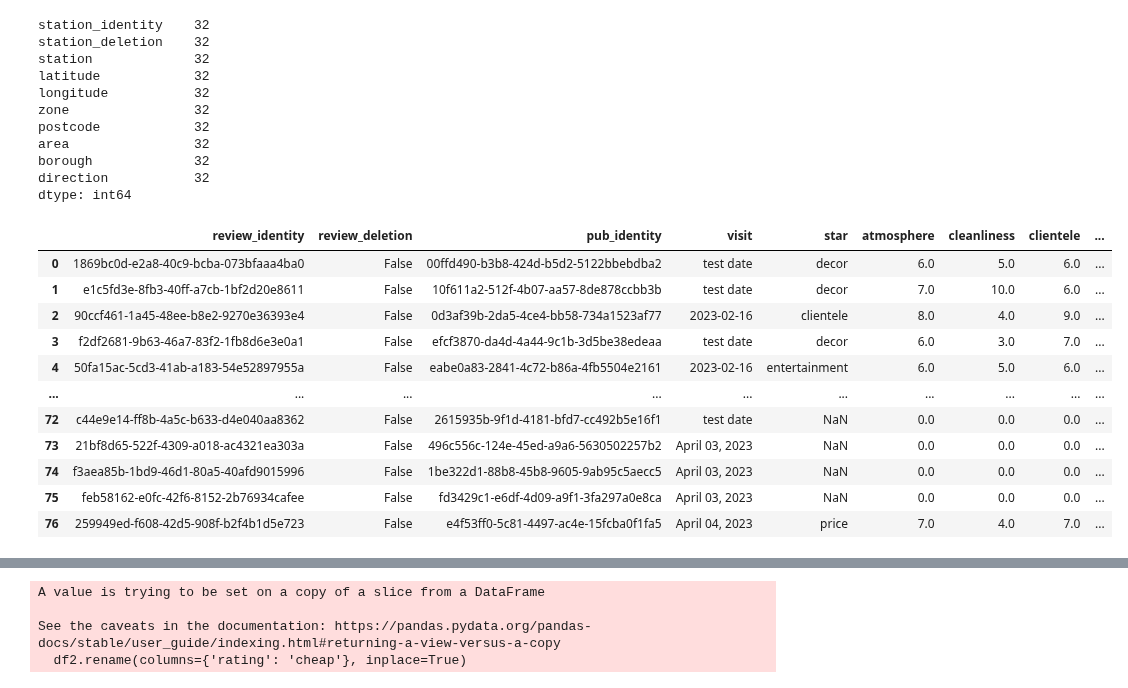
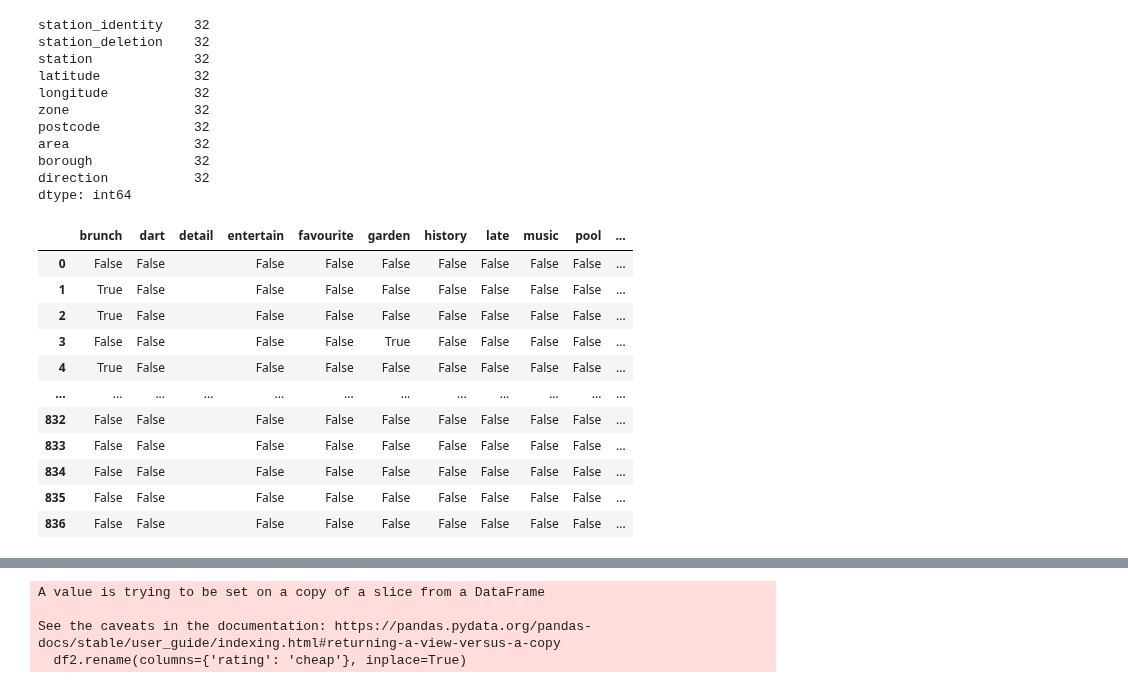
Before and after one commit to cartsmate/thepubcrawls, a Jupyter notebook: stations_edit.ipynb, the cells around one changed output, grey strips where cells are left out. Drawn from its saved outputs; the diff is of its cells as text; code cells hidden in the pictures.

Commit message:
consolidated lists

```diff
--- a/stations_edit.ipynb
+++ b/stations_edit.ipynb
@@ -108,64 +108,43 @@ borough             32
 direction           32
 dtype: int64
 # %%
+import os
 import pandas as pd
 cwd = os.getcwd()
-# df = pd.read_csv(cwd + '/files/scores.csv')
+# df = pd.read_csv(cwd + '/files/reviews.csv')
 # df['pool'] = False
 # df
+# df['detail'] = ""
 list(df)
-# # meals_list = ['True']
-# # filtered_values = df.loc[(
-# #         df['meals'].astype(str).isin(meals_list)
-# #     )]
-# # # df2 = df.loc[df['meals'] == True]
-# # filtered_values
-# # df['pet']=False
-# # df['quiz']=False
-# # df['lively']=False
-# # df['rating']=0
-df2 = df[['review_identity',
+
+df2 = df[['brunch',
+ 'dart',
+ 'detail',
+ 'entertain',
+ 'favourite',
+ 'garden',
+ 'history',
+ 'late',
+ 'music',
+ 'pool',
+ 'pub_identity',
+ 'quiz',
  'review_deletion',
- 'pub_identity',
- 'visit',
- 'star',
- 'atmosphere',
- 'cleanliness',
- 'clientele',
- 'decor',
- 'entertainment',
- 'food',
- 'friendliness',
- 'opening',
- 'price',
- 'selection',
- 'rating',
- 'reviewer',
- 'pet',
- 'tv',
- 'garden',
- 'music',
- 'late',
- 'meals',
- 'toilet',
- 'cheap',
- 'games',
- 'quiz',
- 'pool',
- 'lively']]
-# df2
-df2.to_csv(cwd + '/files/scores.csv', index=False, sep=',', encoding='utf-8')
+ 'review_identity',
+ 'roast',
+ 'sport']]
+df2.to_csv(cwd + '/files/reviews.csv', index=False, sep=',', encoding='utf-8')
 df2
 # %% [output]
-|  | review_identity | review_deletion | pub_identity | visit | star | atmosphere | cleanliness | clientele | ... |
-| 0 | 1869bc0d-e2a8-40c9-bcba-073bfaaa4ba0 | False | 00ffd490-b3b8-424d-b5d2-5122bbebdba2 | test date | decor | 6.0 | 5.0 | 6.0 | ... |
-| 1 | e1c5fd3e-8fb3-40ff-a7cb-1bf2d20e8611 | False | 10f611a2-512f-4b07-aa57-8de878ccbb3b | test date | decor | 7.0 | 10.0 | 6.0 | ... |
-| 2 | 90ccf461-1a45-48ee-b8e2-9270e36393e4 | False | 0d3af39b-2da5-4ce4-bb58-734a1523af77 | 2023-02-16 | clientele | 8.0 | 4.0 | 9.0 | ... |
-| 3 | f2df2681-9b63-46a7-83f2-1fb8d6e3e0a1 | False | efcf3870-da4d-4a44-9c1b-3d5be38edeaa | test date | decor | 6.0 | 3.0 | 7.0 | ... |
-| 4 | 50fa15ac-5cd3-41ab-a183-54e52897955a | False | eabe0a83-2841-4c72-b86a-4fb5504e2161 | 2023-02-16 | entertainment | 6.0 | 5.0 | 6.0 | ... |
-| ... | ... | ... | ... | ... | ... | ... | ... | ... | ... |
-| 72 | c44e9e14-ff8b-4a5c-b633-d4e040aa8362 | False | 2615935b-9f1d-4181-bfd7-cc492b5e16f1 | test date | NaN | 0.0 | 0.0 | 0.0 | ... |
-| 73 | 21bf8d65-522f-4309-a018-ac4321ea303a | False | 496c556c-124e-45ed-a9a6-5630502257b2 | April 03, 2023 | NaN | 0.0 | 0.0 | 0.0 | ... |
-| 74 | f3aea85b-1bd9-46d1-80a5-40afd9015996 | False | 1be322d1-88b8-45b8-9605-9ab95c5aecc5 | April 03, 2023 | NaN | 0.0 | 0.0 | 0.0 | ... |
-| 75 | feb58162-e0fc-42f6-8152-2b76934cafee | False | fd3429c1-e6df-4d09-a9f1-3fa297a0e8ca | April 03, 2023 | NaN | 0.0 | 0.0 | 0.0 | ... |
-| 76 | 259949ed-f608-42d5-908f-b2f4b1d5e723 | False | e4f53ff0-5c81-4497-ac4e-15fcba0f1fa5 | April 04, 2023 | price | 7.0 | 4.0 | 7.0 | ... |
+|  | brunch | dart | detail | entertain | favourite | garden | history | late | music | pool | ... |
+| 0 | False | False |  | False | False | False | False | False | False | False | ... |
+| 1 | True | False |  | False | False | False | False | False | False | False | ... |
+| 2 | True | False |  | False | False | False | False | False | False | False | ... |
+| 3 | False | False |  | False | False | True | False | False | False | False | ... |
+| 4 | True | False |  | False | False | False | False | False | False | False | ... |
+| ... | ... | ... | ... | ... | ... | ... | ... | ... | ... | ... | ... |
+| 832 | False | False |  | False | False | False | False | False | False | False | ... |
+| 833 | False | False |  | False | False | False | False | False | False | False | ... |
+| 834 | False | False |  | False | False | False | False | False | False | False | ... |
+| 835 | False | False |  | False | False | False | False | False | False | False | ... |
+| 836 | False | False |  | False | False | False | False | False | False | False | ... |
```
Also changed, not shown: parts of 1 cell of this notebook, 24 other files.
